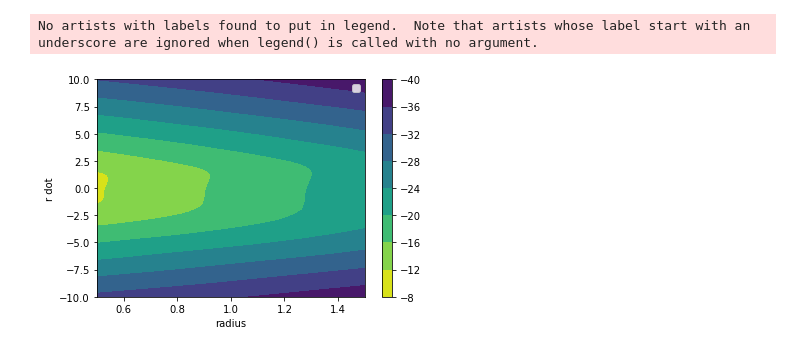
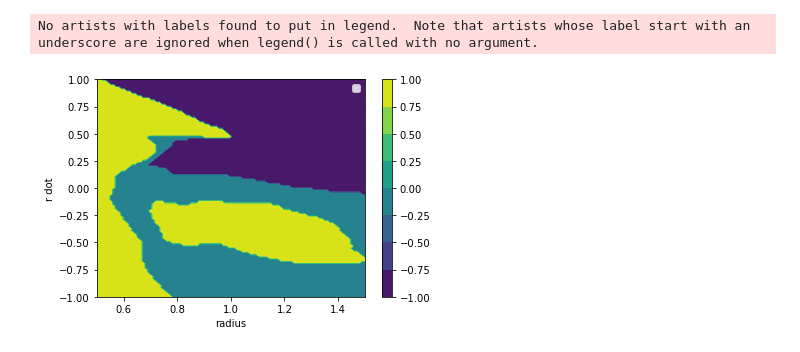
Before and after one commit to BrownParticleAstro/YH_Rocket_Circularization, a Jupyter notebook: radial_rocket.ipynb, the cells around one changed output. Drawn from its saved outputs; the diff is of its cells as text; code cells hidden in the pictures.

```diff
--- a/radial_rocket.ipynb
+++ b/radial_rocket.ipynb
@@ -9,13 +9,13 @@ import tensorflow as tf
 # %%
 model = DeepQNetwork(dims=[2, 128, 128, 3],
                         epsilon=1.0, epsilon_decay=.1, gamma=.95,
-                        memory=100000, start_updating=10000,
-                        batch_size=32, learning_rate=1e-3, descent_frequency=16, update_frequency=1,
+                        memory=200000, start_updating=10000,
+                        batch_size=32, learning_rate=1e-3, descent_frequency=32, update_frequency=1,
                         use_target=True, target_frequency=8)
 
 env = DiscretiseAction(RadialBalance())
 model.train(env, episodes=1000, render_frequency=100)
-model.save('./radial_2/')
+model.save('./radial_5/')
 
 # model.load('./dqn_test_1/')
 
@@ -86,7 +87,5 @@ Episode: 200
 # %%
-with rocket_gym.make('RocketCircularization-v0') as env:
-    env = rocket_gym.RadialObservation(
-        rocket_gym.RadialThrust(
-            rocket_gym.PolarizeAction(env)))
-    model.simulate(env, render=True, evaluation=True)
+model.load('./radial_5/')
+env = DiscretiseAction(RadialBalance())
+model.simulate(env, render=True, evaluation=True)
 # %% [output]
@@ -94,18 +112,20 @@ with rocket_gym.make('RocketCircularization-v0') as env:
 # %%
 rs = np.linspace(0.5, 1.5, 100)
-rdts = np.linspace(-10, 10, 100)
+rdts = np.linspace(-1, 1, 100)
 rm, rdtm = np.meshgrid(rs, rdts)
 inputs = np.hstack(
     (rm.reshape(-1, 1), rdtm.reshape(-1, 1)))
 action = tf.reshape(tf.argmax(model.q_net(inputs), axis=-1), (100, 100))
 max_Q = tf.reshape(tf.reduce_max(model.q_net(inputs), axis=-1), (100, 100))
 
-cs = plt.contourf(rm, rdtm, max_Q, label='max Q value')
+# thrust_levels = np.array([-1, -.3, -.1, 0, .1, .3, 1])
+
+cs = plt.contourf(rm, rdtm, action - 1, label='max Q value')
 plt.colorbar(cs)
 plt.xlabel('radius')
 plt.ylabel('r dot')
 plt.legend()
 plt.show()
 # %% [output]
 No artists with labels found to put in legend.  Note that artists whose label start with an underscore are ignored when legend() is called with no argument.
-[figure, old version]
+[figure, new version]
```
Also changed, not shown: parts of 2 cells of this notebook, 6 other files.
